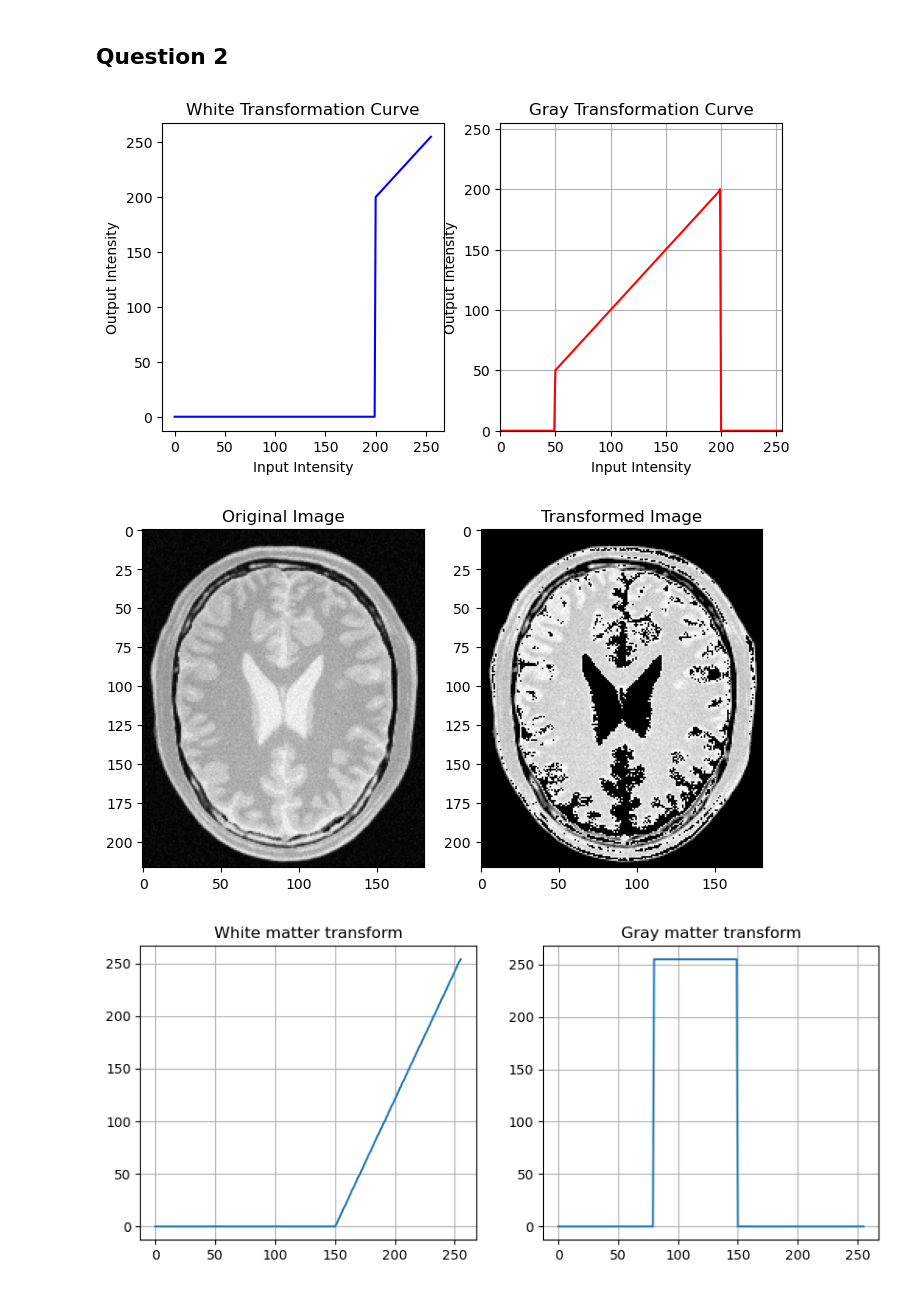
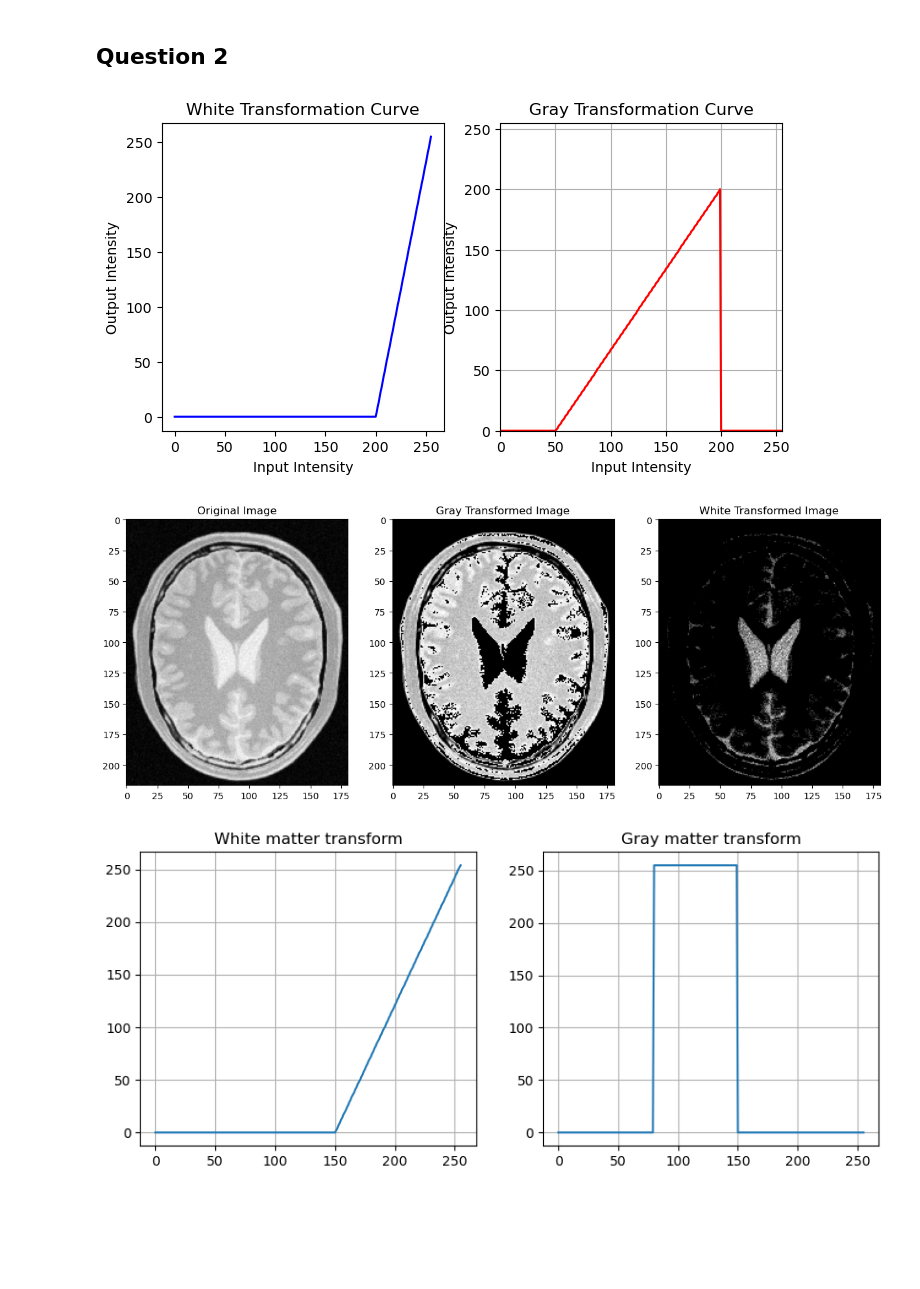
Before and after one commit to Sulojan2027/Image_Processing_SEM_05, a Jupyter notebook: assign_01.ipynb, the cells around one changed output. Saved outputs shown, nothing was run; the diff lists cells and outputs as text; code cells hidden in the pictures; blank space fills up the shorter version.

```diff
--- a/assign_01.ipynb
+++ b/assign_01.ipynb
@@ -54,10 +54,10 @@ plt.show()
 # %%
 # Creating transformations
 
-white_t = np.linspace(200, 255, 56).astype(np.uint8)
+white_t = np.linspace(0, 255, 56).astype(np.uint8)
 white_t = np.concatenate((np.zeros(200, dtype=np.uint8), white_t), axis=0).astype(np.uint8)
 
-gray_t = np.linspace(50, 200, 150).astype(np.uint8)
+gray_t = np.linspace(0, 200, 150).astype(np.uint8)
 gray_t = np.concatenate((np.zeros(50, dtype=np.uint8),gray_t, np.zeros(56, dtype=np.uint8)), axis=0).astype(np.uint8)
 
 # plot the transformation
@@ -74,25 +74,29 @@ ax[1].plot(x, gray_t, color='red')
 ax[1].set_title("Gray Transformation Curve")
 ax[1].set_xlabel("Input Intensity")
 ax[1].set_ylabel("Output Intensity")
+
 plt.grid(True)
 plt.xlim([0, 255])
 plt.ylim([0, 255])
 plt.show()
 # %% [output]
-[figure, old version]
+[figure, new version]
 # %%
 img2 = cv2.imread('a1images/brain_proton_density_slice.png', cv2.IMREAD_GRAYSCALE)
 
 gray_transformed = cv2.LUT(img2, gray_t)
+white_transformed = cv2.LUT(img2, white_t)
 
-fig, ax = plt.subplots(1, 2, figsize=(8, 8))
+fig, ax = plt.subplots(1, 3, figsize=(15, 15))
 ax[0].imshow(img2, cmap='gray')
 ax[0].set_title('Original Image')
 ax[1].imshow(gray_transformed, cmap='gray')
-ax[1].set_title('Transformed Image')
+ax[1].set_title('Gray Transformed Image')
+ax[2].imshow(white_transformed, cmap='gray')
+ax[2].set_title('White Transformed Image')
 plt.show()
 # %% [output]
-[figure, old version]
+[figure, new version]
 # %%
 # Load brain image in grayscale
 brain = cv2.imread('a1images/brain_proton_density_slice.png', cv2.IMREAD_GRAYSCALE)
```
Also changed, not shown: parts of 4 cells of this notebook.
